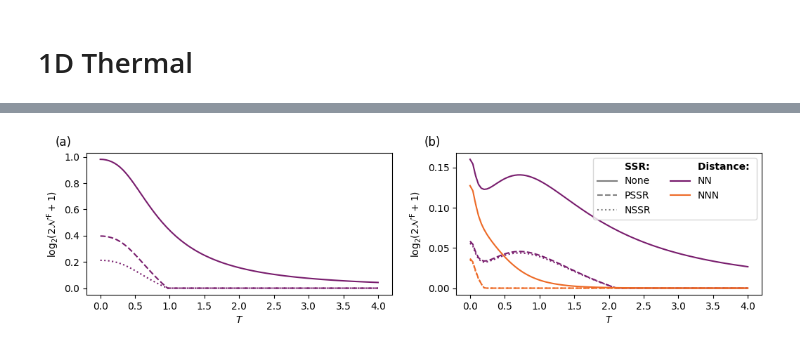
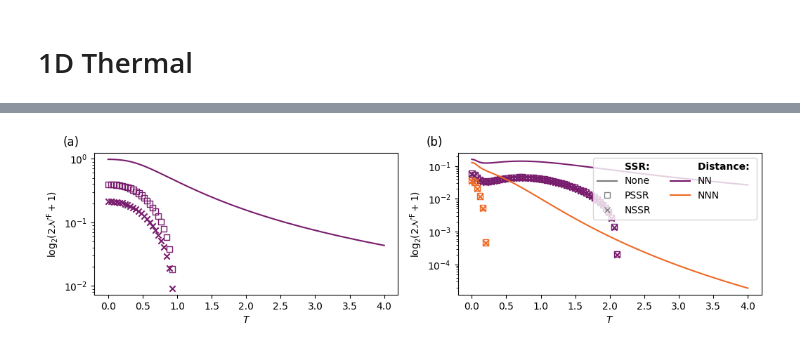
Before and after one commit to beddalumia/ThermalSSRproject, a Jupyter notebook: Generate_plots.ipynb, the cells around one changed output, grey strips where cells are left out. Cells and saved outputs as stored; diff of their text form; code cells hidden in the pictures.

```diff
--- a/Generate_plots.ipynb
+++ b/Generate_plots.ipynb
@@ -285,7 +277,7 @@ def calc_neg_old(rho):
 # %% [markdown]
 # Comparison of twisted negativity with fermionic negativity
 # %%
-fig, ax = plt.subplots(1)
+fig, ax = plt.subplots(1,figsize=(5.25, 3))
 
 dirs_vec = ["./U>0/rho_ED_2ring/"]
 sizees = [2]
@@ -373,7 +365,7 @@ ax.set_title(r"$N_{\mathrm{sites}}=2$, $U=2$, $n=1$")
 ax.set_xlabel(r"$T$")
 ax.set_ylabel(r"$\log_2\left(2\mathcal{N}^\mathrm{\,F}+1\right)$")
 
-ax.legend()
+ax.legend(ncol = 2)
 fig.tight_layout()
 
 fig.savefig("pic/Measure_comparison.pdf")
@@ -761,20 +753,20 @@ fig, ax = plt.subplots(1,2,figsize=(10.5, 3))
 
 for i in indices:
 
-    PPT_nSSR = pd.read_csv(f"./U=0/data/Test1D_PPTnSSR_d{i+1}.csv", header = None).iloc[:,0].tolist()
-    PPT_pSSR = pd.read_csv(f"./U=0/data/Test1D_PPTpSSR_d{i+1}.csv", header = None).iloc[:,0].tolist()
-    REE_nSSR = pd.read_csv(f"./U=0/data/Test1D_REEnSSR_d{i+1}.csv", header = None).iloc[:,0].tolist()
-    REE_pSSR = pd.read_csv(f"./U=0/data/Test1D_REEpSSR_d{i+1}.csv", header = None).iloc[:,0].tolist()
+    PPT_nSSR = pd.read_csv(f"./U=0/data/Test1D_PPTnSSR_d{i+1}.csv", header = None).iloc[:,0].mask(lambda x: x < 1e-12, np.nan).tolist()
+    PPT_pSSR = pd.read_csv(f"./U=0/data/Test1D_PPTpSSR_d{i+1}.csv", header = None).iloc[:,0].mask(lambda x: x < 1e-12, np.nan).tolist()
+    REE_nSSR = pd.read_csv(f"./U=0/data/Test1D_REEnSSR_d{i+1}.csv", header = None).iloc[:,0].mask(lambda x: x < 1e-12, np.nan).tolist()
+    REE_pSSR = pd.read_csv(f"./U=0/data/Test1D_REEpSSR_d{i+1}.csv", header = None).iloc[:,0].mask(lambda x: x < 1e-12, np.nan).tolist()
 
-    ax[0].plot(fillings,REE_nSSR,linestyle=":",color=colors[i], label = lables[i])
-    ax[0].plot(fillings,REE_pSSR,linestyle="--",color=colors[i])
+    ax[0].scatter(fillings,REE_nSSR,marker="x",color=colors[i],label = lables[i])
+    ax[0].scatter(fillings,REE_pSSR,marker="s",facecolor = "None", edgecolor=colors[i])
 
-    ax[1].plot(fillings,PPT_nSSR,linestyle=":",color=colors[i])
-    ax[1].plot(fillings,PPT_pSSR,linestyle="--",color=colors[i])
+    ax[1].scatter(fillings,PPT_nSSR,marker="x",color=colors[i])
+    ax[1].scatter(fillings,PPT_pSSR,marker="s",facecolor = "None", edgecolor=colors[i])
 
 handles, labels = ax[0].get_legend_handles_labels()
-dummy2 = Line2D([], [], linestyle='--', color='grey')
-dummy3 = Line2D([], [], linestyle=':', color='grey')
+dummy2 = Line2D([], [], linestyle='None', color='grey', marker = "s" ,markerfacecolor = "None" )
+dummy3 = Line2D([], [], linestyle='None', marker="x", color='grey')
 dummy4 = Line2D([], [], linestyle='-', color='white', alpha = 0)
 dummy5 = Line2D([], [], linestyle='-', color='white', alpha = 0)
 handles.insert(0,dummy4)
@@ -841,13 +908,14 @@ for fi in range(2):
         PPT_pSSR = pd.read_csv(f"./U=0/data/Thermal1D_PPTpSSR_d{i+1}_f{fillings[fi]}.csv", header = None).iloc[0,:].tolist()
 
         ax[fi].plot(temp,PPT_full,linestyle="-",color=colors[i], label = lables[i])
-        ax[fi].plot(temp,PPT_nSSR,linestyle=":",color=colors[i])
-        ax[fi].plot(temp,PPT_pSSR,linestyle="--",color=colors[i])
+        ax[fi].scatter(temp,PPT_nSSR,marker="x",color=colors[i])
+        ax[fi].scatter(temp,PPT_pSSR,marker="s",facecolor = "None", edgecolor=colors[i])
+
 
 handles, labels = ax[1].get_legend_handles_labels()
 dummy1 = Line2D([], [], linestyle='-', color='grey')
-dummy2 = Line2D([], [], linestyle='--', color='grey')
-dummy3 = Line2D([], [], linestyle=':', color='grey')
+dummy2 = Line2D([], [], linestyle='None', color='grey', marker = "s" ,markerfacecolor = "None" )
+dummy3 = Line2D([], [], linestyle='None', marker="x", color='grey')
 dummy4 = Line2D([], [], linestyle='-', color='white', alpha = 0)
 dummy5 = Line2D([], [], linestyle='-', color='white', alpha = 0)
 handles.insert(0,dummy4)
@@ -861,33 +929,36 @@ labels.insert(0,"PSSR")
 labels.insert(0,"None")
 labels.insert(0,"SSR:")
 
 ax[0].set_xlabel(r"$T$")
 ax[1].set_xlabel(r"$T$")
 ax[1].set_ylabel(r"$\log_2\!\left(2\mathcal{N}^\mathrm{\,F}+1\right)$")
 ax[0].set_ylabel(r"$\log_2\!\left(2\mathcal{N}^\mathrm{\,F}+1\right)$")
-leg = ax[1].legend(handles, labels, ncol=2)
+leg = ax[1].legend(handles, labels, ncol=2, loc=1)
 leg.get_texts()[0].set_fontweight('bold')
 leg.get_texts()[4].set_fontweight('bold')
 
 labels = [r"(a)", r"(b)", r"(c)", r"(d)", r"(e)", r"(f)", r"(g)"]
 ax[0].text(
     -0.05, 1.03, labels[0],
     transform=ax[0].transAxes,
     fontsize=12,
     #fontweight="bold",
     va="bottom",
     ha="right"
 )
 ax[1].text(
     -0.05, 1.03, labels[1],
     transform=ax[1].transAxes,
     fontsize=12,
     #fontweight="bold",
     va="bottom",
     ha="right"
 )
 
+ax[0].set_yscale('log')
+ax[1].set_yscale('log')
+
 fig.tight_layout()
-fig.savefig("pic/1D_Thermal_noninteracting.pdf")
+fig.savefig("pic/1D_Thermal_noninteracting_log.pdf")
 # %% [output]
-[figure, old version]
+[figure, new version]
```
Also changed, not shown: parts of 6 cells of this notebook, 1 other file.
